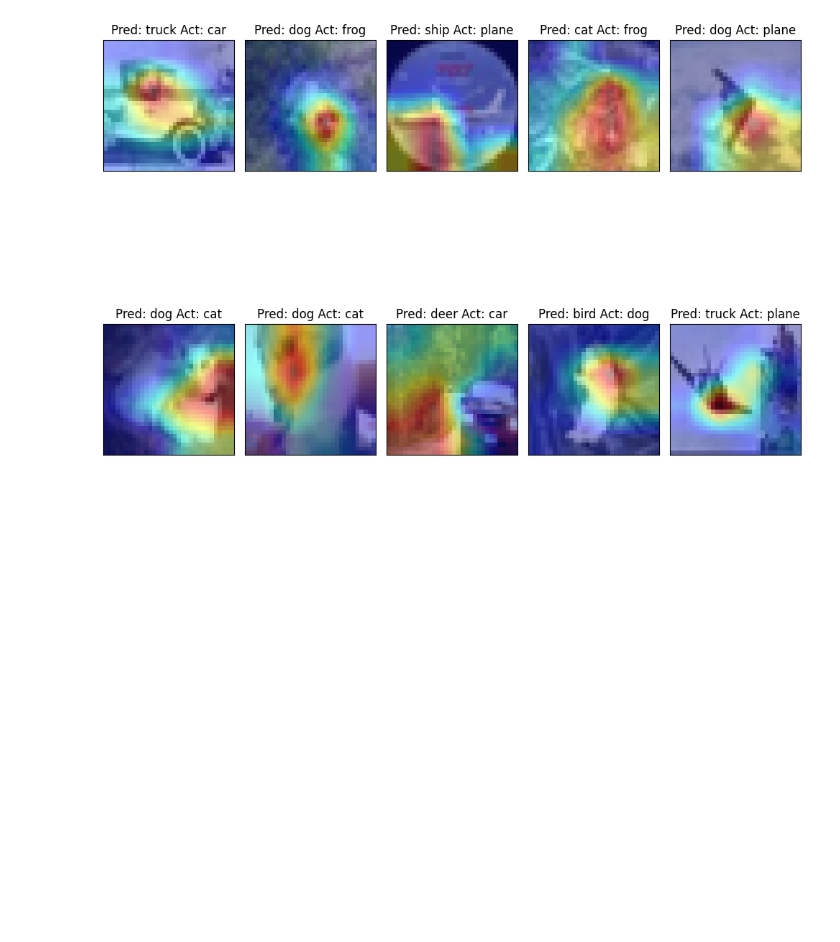
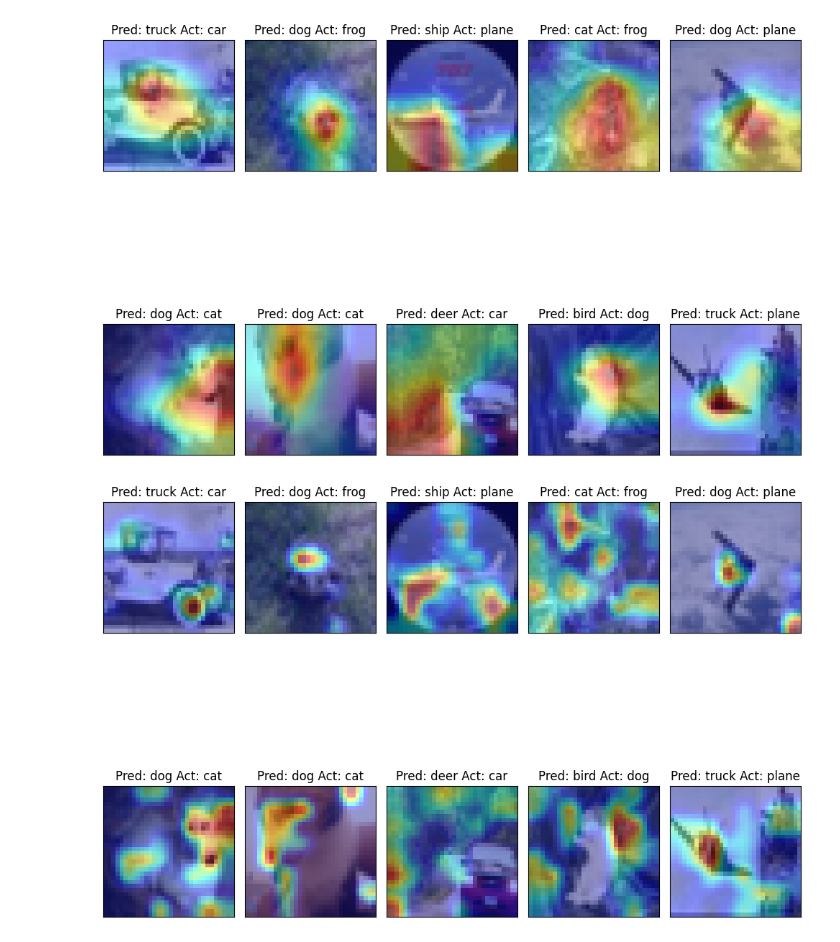
Before and after one commit to aakashvardhan/s11-gradcam, a Jupyter notebook: notebooks/show_gradcam_output.ipynb, the cells around one changed output. Saved outputs shown, nothing was run; the diff lists cells and outputs as text; code cells hidden in the pictures; blank space fills up the shorter version.

```diff
--- a/notebooks/show_gradcam_output.ipynb
+++ b/notebooks/show_gradcam_output.ipynb
@@ -131,3 +121,8 @@ target_layers = [model.layer4[-1]]
 display_gradcam_output(misclass_data,config['classes'],model,target_layers)
 # %% [output]
 [figure]
+# %%
+target_layers = [model.layer3[-2]]
+display_gradcam_output(misclass_data,config['classes'],model,target_layers)
+# %% [output]
+[figure, added]
```
Also changed, not shown: parts of 3 cells of this notebook.
